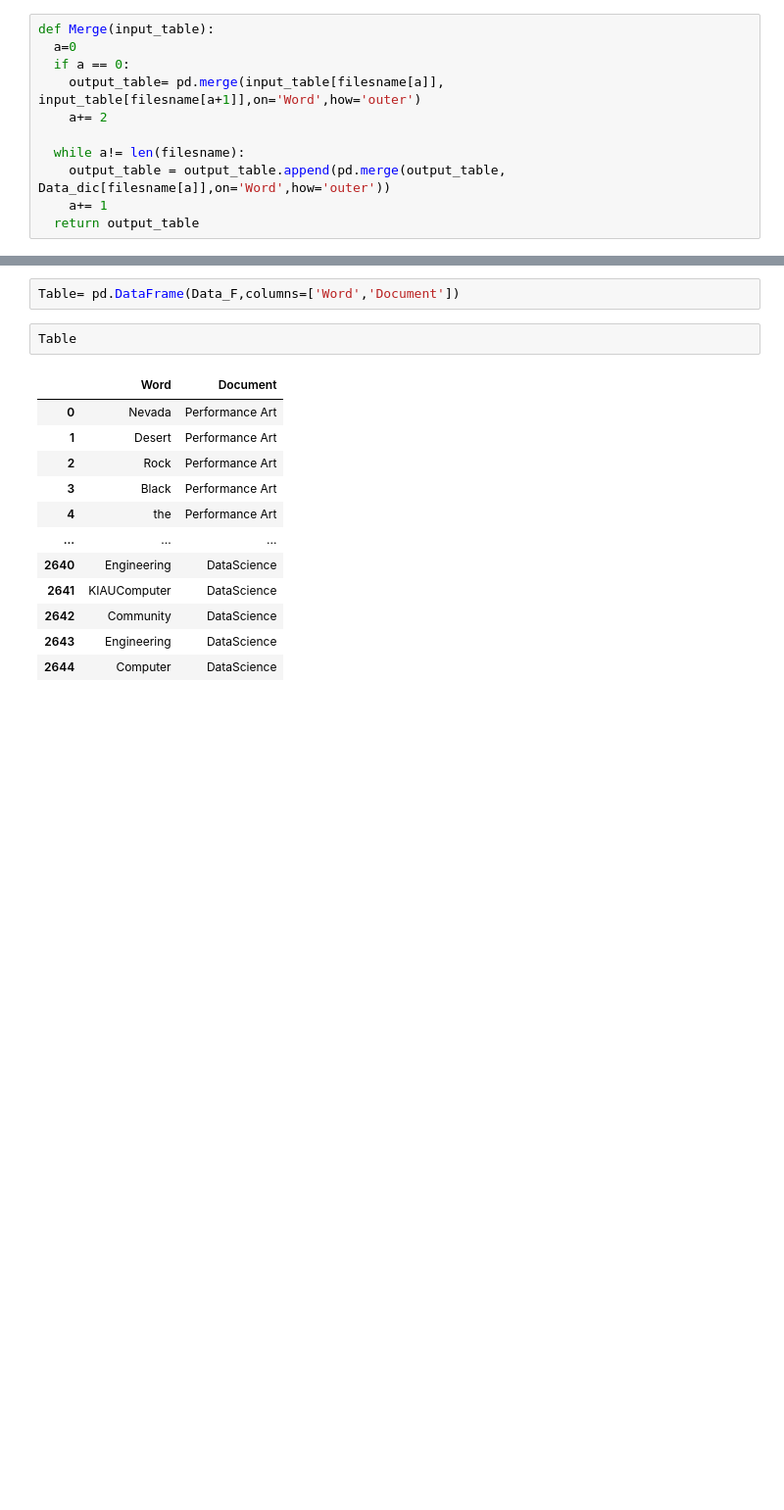
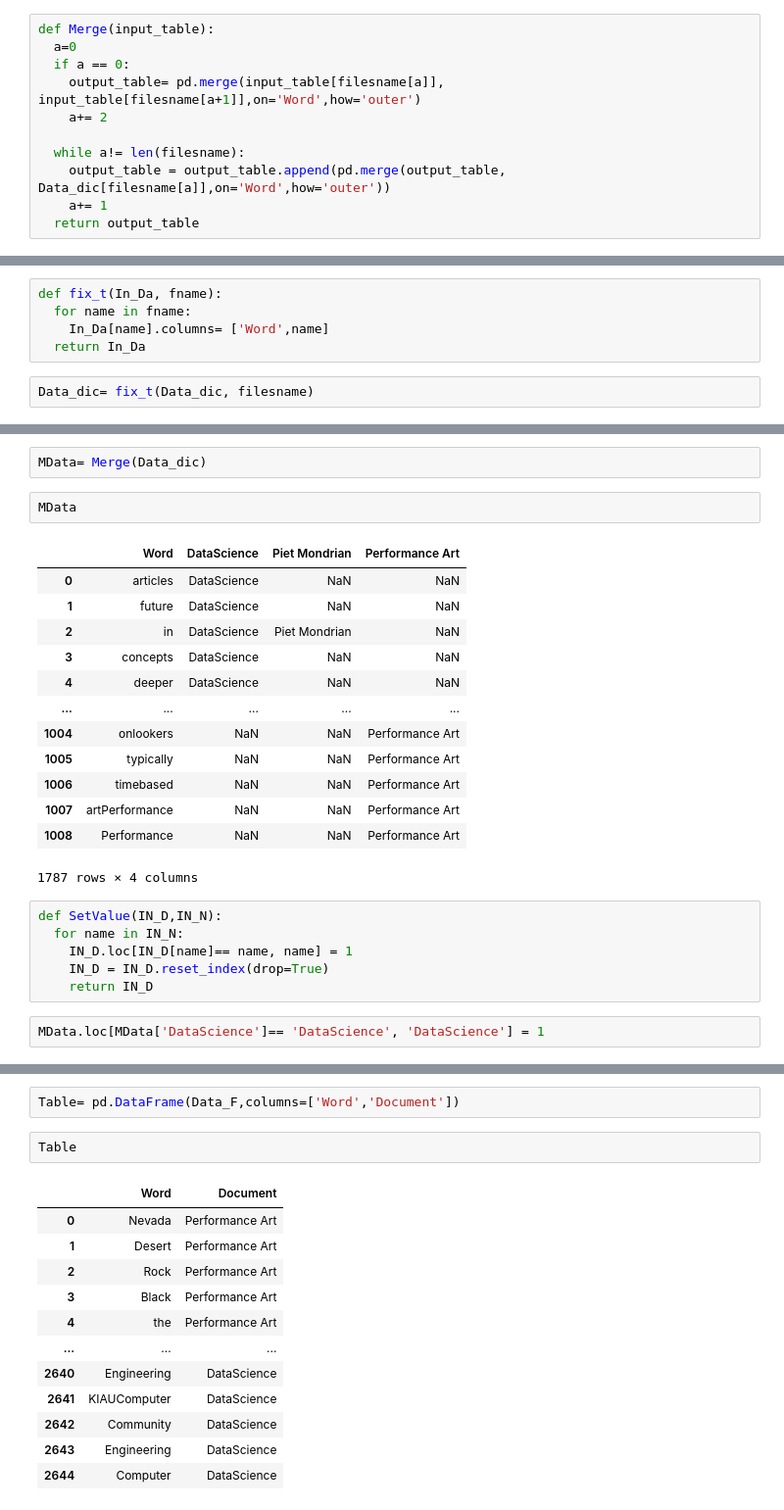
Before and after one commit to arash-mehrzadi/information-retrieval-engine, a Jupyter notebook: I_R_E.ipynb, the cells around one changed output, grey strips where cells are left out. Shown at 98% size. Drawn from its saved outputs; the diff is of its cells as text; blank space fills up the shorter version.

```diff
--- a/I_R_E.ipynb
+++ b/I_R_E.ipynb
@@ -166,0 +140,7 @@ Merge(Data_dic)
+# %%
+def fix_t(In_Da, fname):
+  for name in fname:
+    In_Da[name].columns= ['Word',name]
+  return In_Da
+# %%
+Data_dic= fix_t(Data_dic, filesname)
@@ -166,0 +163,26 @@ Merge(Data_dic)
+# %%
+MData= Merge(Data_dic)
+# %%
+MData
+# %% [output]
+|  | Word | DataScience | Piet Mondrian | Performance Art |
+| 0 | articles | DataScience | NaN | NaN |
+| 1 | future | DataScience | NaN | NaN |
+| 2 | in | DataScience | Piet Mondrian | NaN |
+| 3 | concepts | DataScience | NaN | NaN |
+| 4 | deeper | DataScience | NaN | NaN |
+| ... | ... | ... | ... | ... |
+| 1004 | onlookers | NaN | NaN | Performance Art |
+| 1005 | typically | NaN | NaN | Performance Art |
+| 1006 | timebased | NaN | NaN | Performance Art |
+| 1007 | artPerformance | NaN | NaN | Performance Art |
+| 1008 | Performance | NaN | NaN | Performance Art |
+1787 rows × 4 columns
+# %%
+def SetValue(IN_D,IN_N):
+  for name in IN_N:
+    IN_D.loc[IN_D[name]== name, name] = 1
+    IN_D = IN_D.reset_index(drop=True)
+    return IN_D
+# %%
+MData.loc[MData['DataScience']== 'DataScience', 'DataScience'] = 1
```
Also changed, not shown: parts of 19 cells of this notebook.
